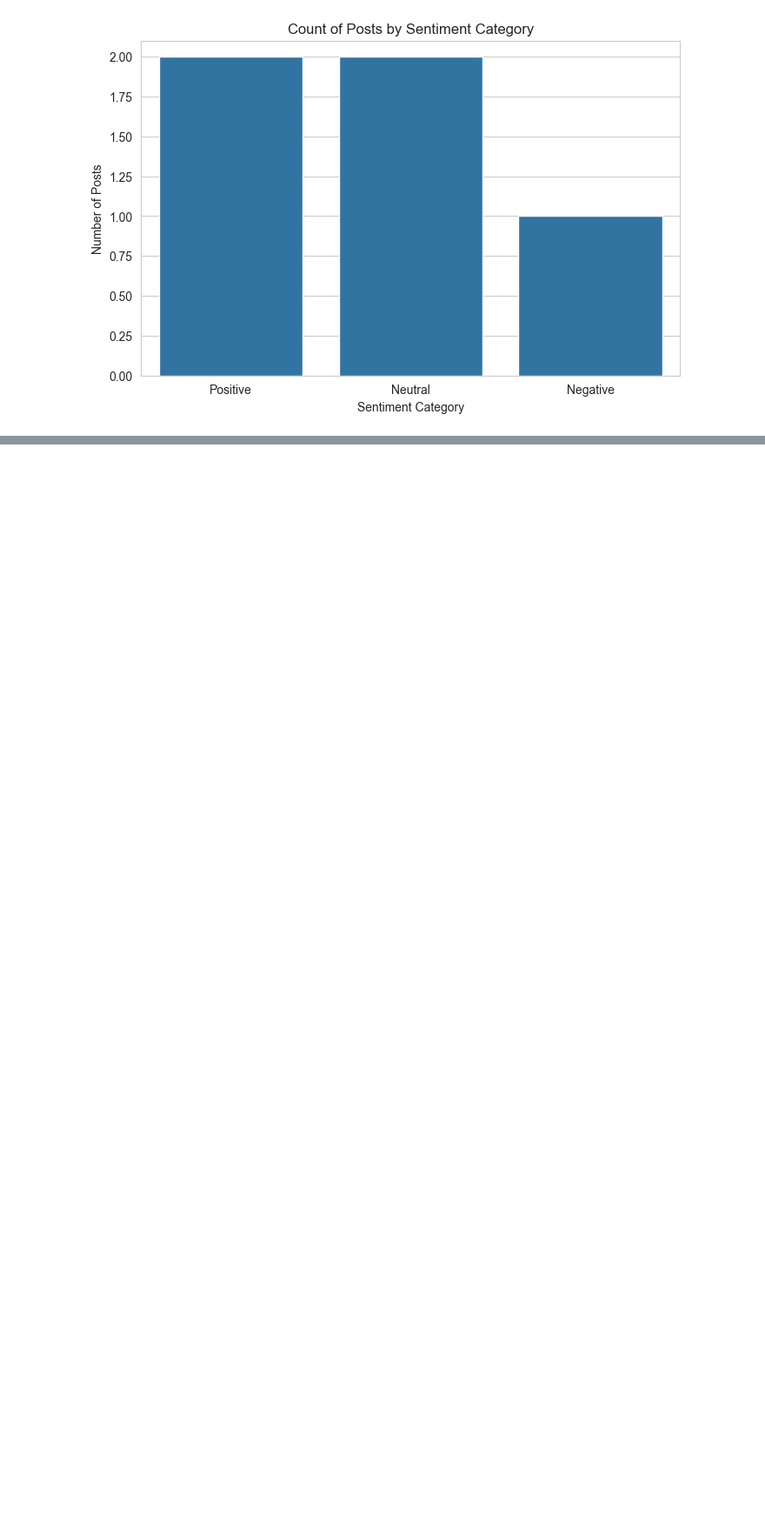
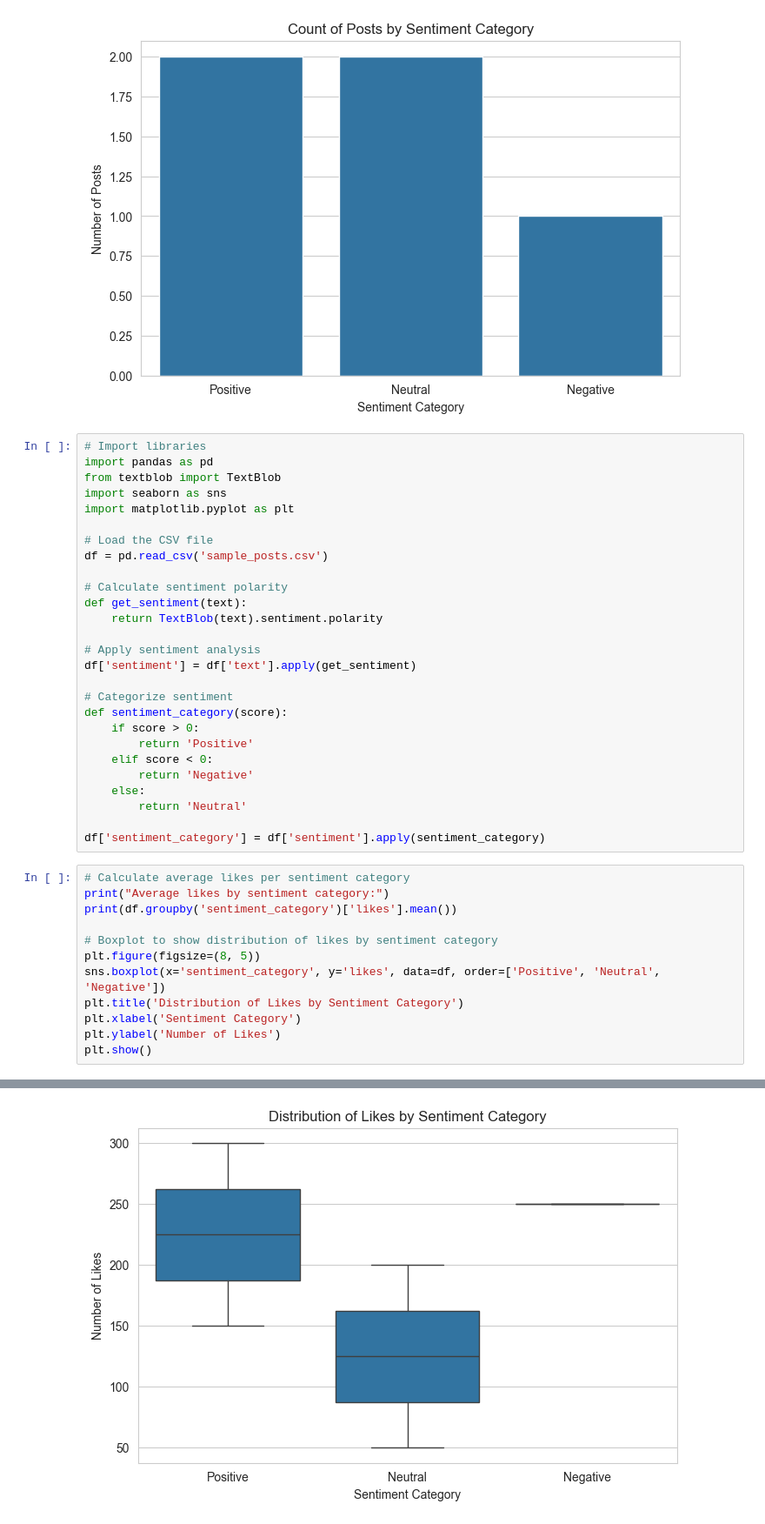
Before and after one commit to Amin-Abdolahi/migration_analysis, a Jupyter notebook: x-analysis/test.ipynb, the cells around one changed output, grey strips where cells are left out. Shown at 87% size. Saved outputs shown, nothing was run; the diff lists cells and outputs as text; blank space fills up the shorter version.

```diff
--- a/x-analysis/test.ipynb
+++ b/x-analysis/test.ipynb
@@ -228,3 +228,43 @@ plt.ylabel('Number of Posts')
 plt.show()
 # %% [output]
 [figure]
+# %%
+# Import libraries
+import pandas as pd
+from textblob import TextBlob
+import seaborn as sns
+import matplotlib.pyplot as plt
+
+# Load the CSV file
+df = pd.read_csv('sample_posts.csv')
+
+# Calculate sentiment polarity
+def get_sentiment(text):
+    return TextBlob(text).sentiment.polarity
+
+# Apply sentiment analysis
+df['sentiment'] = df['text'].apply(get_sentiment)
+
+# Categorize sentiment
+def sentiment_category(score):
+    if score > 0:
+        return 'Positive'
+    elif score < 0:
+        return 'Negative'
+    else:
+        return 'Neutral'
+
+df['sentiment_category'] = df['sentiment'].apply(sentiment_category)
+# %%
+# Calculate average likes per sentiment category
+print("Average likes by sentiment category:")
+print(df.groupby('sentiment_category')['likes'].mean())
+
+# Boxplot to show distribution of likes by sentiment category
+plt.figure(figsize=(8, 5))
+sns.boxplot(x='sentiment_category', y='likes', data=df, order=['Positive', 'Neutral', 'Negative'])
+plt.title('Distribution of Likes by Sentiment Category')
+plt.xlabel('Sentiment Category')
+plt.ylabel('Number of Likes')
+plt.show()
+# %% [output]
@@ -230,0 +277 @@ plt.show()
+[figure, added]
```
Also changed, not shown: parts of 3 cells of this notebook, 3 other files.
